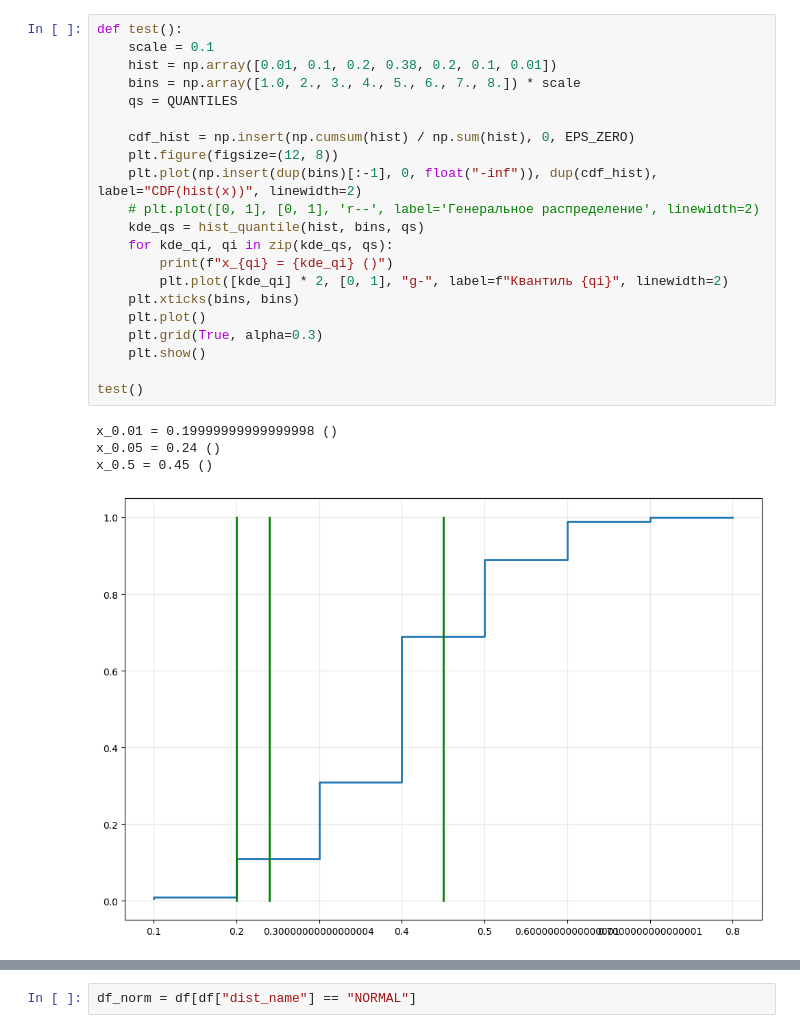
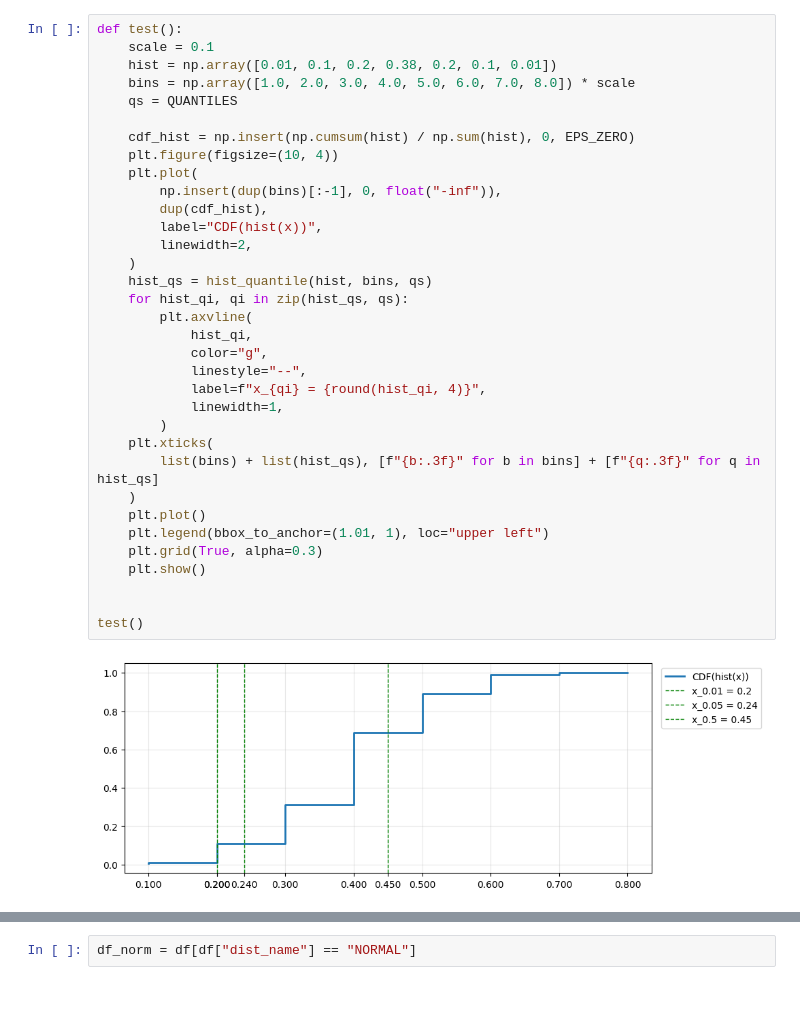
Before and after one commit to e1turin/ipkn-statistics, a Jupyter notebook: lab-2/main.ipynb, the cells around one changed output, grey strips where cells are left out. Drawn from its saved outputs; the diff is of its cells as text; blank space fills up the shorter version.

```diff
--- a/lab-2/main.ipynb
+++ b/lab-2/main.ipynb
@@ -95,26 +112,36 @@ def kde_quantile(phi, xs, qs):
 # %%
 def test():
     scale = 0.1
     hist = np.array([0.01, 0.1, 0.2, 0.38, 0.2, 0.1, 0.01])
-    bins = np.array([1.0, 2., 3., 4., 5., 6., 7., 8.]) * scale
+    bins = np.array([1.0, 2.0, 3.0, 4.0, 5.0, 6.0, 7.0, 8.0]) * scale
     qs = QUANTILES
 
     cdf_hist = np.insert(np.cumsum(hist) / np.sum(hist), 0, EPS_ZERO)
-    plt.figure(figsize=(12, 8))
-    plt.plot(np.insert(dup(bins)[:-1], 0, float("-inf")), dup(cdf_hist), label="CDF(hist(x))", linewidth=2)
-    # plt.plot([0, 1], [0, 1], 'r--', label='Генеральное распределение', linewidth=2)
-    kde_qs = hist_quantile(hist, bins, qs)
-    for kde_qi, qi in zip(kde_qs, qs):
-        print(f"x_{qi} = {kde_qi} ()")
-        plt.plot([kde_qi] * 2, [0, 1], "g-", label=f"Квантиль {qi}", linewidth=2)
-    plt.xticks(bins, bins)
+    plt.figure(figsize=(10, 4))
+    plt.plot(
+        np.insert(dup(bins)[:-1], 0, float("-inf")),
+        dup(cdf_hist),
+        label="CDF(hist(x))",
+        linewidth=2,
+    )
+    hist_qs = hist_quantile(hist, bins, qs)
+    for hist_qi, qi in zip(hist_qs, qs):
+        plt.axvline(
+            hist_qi,
+            color="g",
+            linestyle="--",
+            label=f"x_{qi} = {round(hist_qi, 4)}",
+            linewidth=1,
+        )
+    plt.xticks(
+        list(bins) + list(hist_qs), [f"{b:.3f}" for b in bins] + [f"{q:.3f}" for q in hist_qs]
+    )
     plt.plot()
+    plt.legend(bbox_to_anchor=(1.01, 1), loc="upper left")
     plt.grid(True, alpha=0.3)
     plt.show()
 
+
 test()
 # %% [output]
-x_0.01 = 0.19999999999999998 ()
-x_0.05 = 0.24 ()
-x_0.5 = 0.45 ()
-[figure, old version]
+[figure, new version]
```
Also changed, not shown: parts of 14 cells of this notebook.
